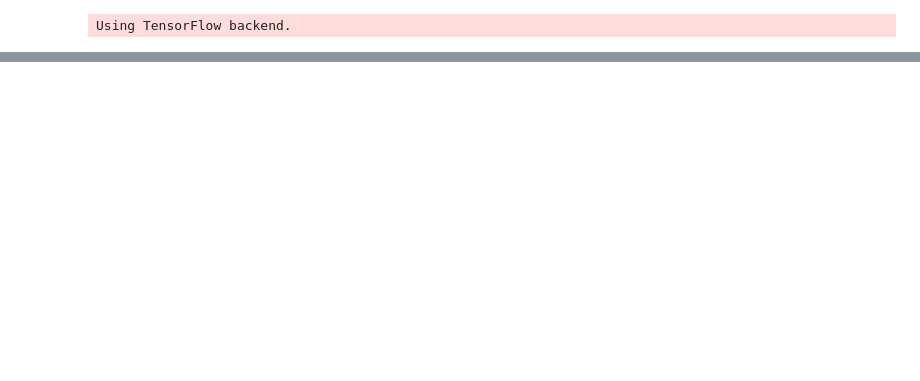
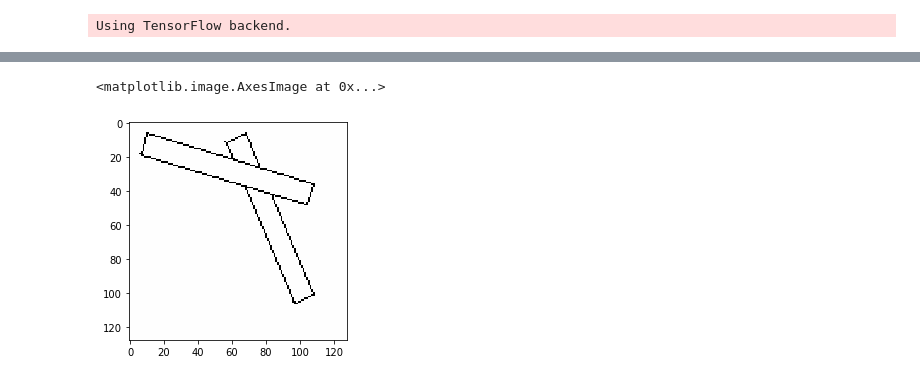
Before and after one commit to yanfengliu/embedding_tracking, a Jupyter notebook: keras-main.ipynb, the cells around one changed output, grey strips where cells are left out. Cells and saved outputs as stored; diff of their text form; code cells hidden in the pictures; blank space fills up the shorter version.

```diff
--- a/keras-main.ipynb
+++ b/keras-main.ipynb
@@ -82,3 +103,8 @@ for epoch in range(EPOCHS):
+# %%
+plt.imshow(normalize(x[:, :, 3:]))
+# %% [output]
+<matplotlib.image.AxesImage at 0x...>
+[figure, added]
 # %%
 dg = SequenceDataGenerator(
     num_shape    = params.NUM_SHAPE,
```
Also changed, not shown: parts of 9 cells of this notebook, 1 other file.
